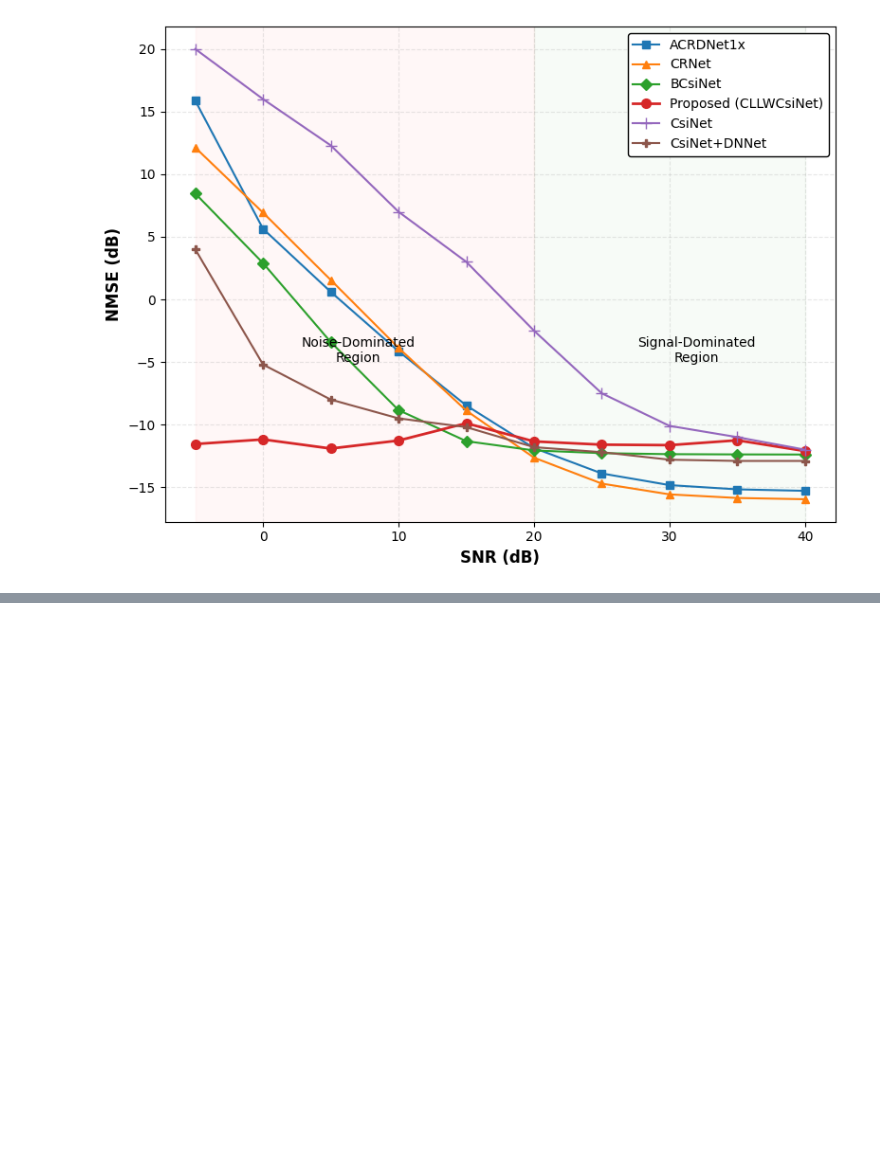
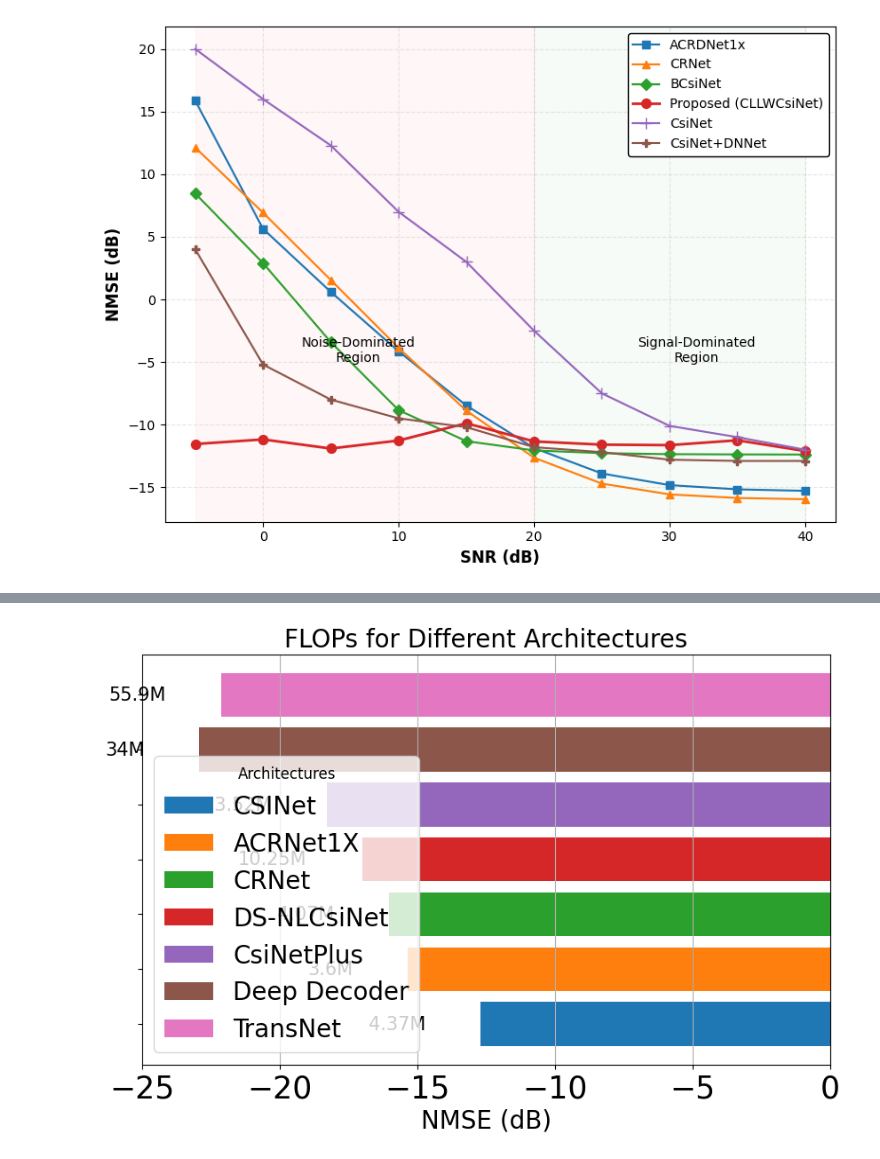
Before and after one commit to FardadAnsari/CLLWCsiNet, a Jupyter notebook: figures/noise-comparison.ipynb, the cells around one changed output, grey strips where cells are left out. Saved outputs shown, nothing was run; the diff lists cells and outputs as text; code cells hidden in the pictures; blank space fills up the shorter version.

Commit message:
Created using Colab*** adding NMSEvsNofparametters and NMSEvsFLOPS

```diff
--- a/figures/noise-comparison.ipynb
+++ b/figures/noise-comparison.ipynb
@@ -336,3 +336,54 @@ plt.savefig('nmse_vs_snr_ieee.png', dpi=300, bbox_inches='tight')
 plt.show()
 # %% [output]
 [figure]
+# %%
+import matplotlib.pyplot as plt
+import numpy as np
+
+# Sample data (replace this with your actual data)
+architectures = ['CSINet', 'ACRNet1X', 'CRNet', 'DS-NLCsiNet', 'CsiNetPlus', 'Deep Decoder', 'TransNet']
+nmse_values = [-12.70, -15.34, -16.01, -17, -18.29, -22.91, -22.13]
+num_flops = [4.37, 3.6, 4.07, 10.25, 23.52, 34, 55.9]  # Replace with your actual FLOP values
+
+# Define adjusted colors for bars
+colors = ['#1f77b4', '#ff7f0e', '#2ca02c', '#d62728', '#9467bd', '#8c564b', '#e377c2']
+
+# Define font properties for IEEE style
+font_properties = {
+    'family': 'sans-serif',
+    #'weight': 'bold',
+    'size': 20,
+}
+
+# Plotting as a bar chart with adjusted colors
+plt.figure(figsize=(10, 6))  # Adjusted figure size for better spacing
+bars = plt.barh(np.arange(len(architectures)), nmse_values, color=colors)
+
+# Adding number of FLOPs as annotations on the bars with larger font size
+for i, nmse in enumerate(nmse_values):
+    plt.text(nmse - 2, i, f'{num_flops[i]}M', ha='right', va='center', color='black', fontsize=15)  # Increased fontsize to 12
+
+# Adding labels and title
+plt.xlabel('NMSE (dB)', fontsize=20, fontname='Arial')
+plt.ylabel('', fontsize=20, fontname='Arial')
+plt.title('FLOPs for Different Architectures', fontsize=20, fontname='Arial')
+
+# Adjust x-axis limits for better readability of annotations
+plt.xlim(-25, 0)
+
+# Adding legend with custom labels in lower left corner
+plt.legend(bars, architectures, title='Architectures', title_fontsize='large', loc='lower left',fontsize=20)
+
+# Adding grid
+plt.grid(True, axis='x')
+
+# Apply font settings to tick labels
+plt.xticks(fontsize=25, fontname='Arial')
+plt.yticks(np.arange(len(architectures)), [])  # Remove y-axis ticks
+
+# Save the plot as an image file (optional)
+plt.savefig('nmse_bar_chart_ieee.png', dpi=300, bbox_inches='tight')
+
+# Show plot
+plt.show()
+# %% [output]
@@ -338,0 +407 @@ plt.show()
+[figure, added]
```
Also changed, not shown: parts of 4 cells of this notebook.
